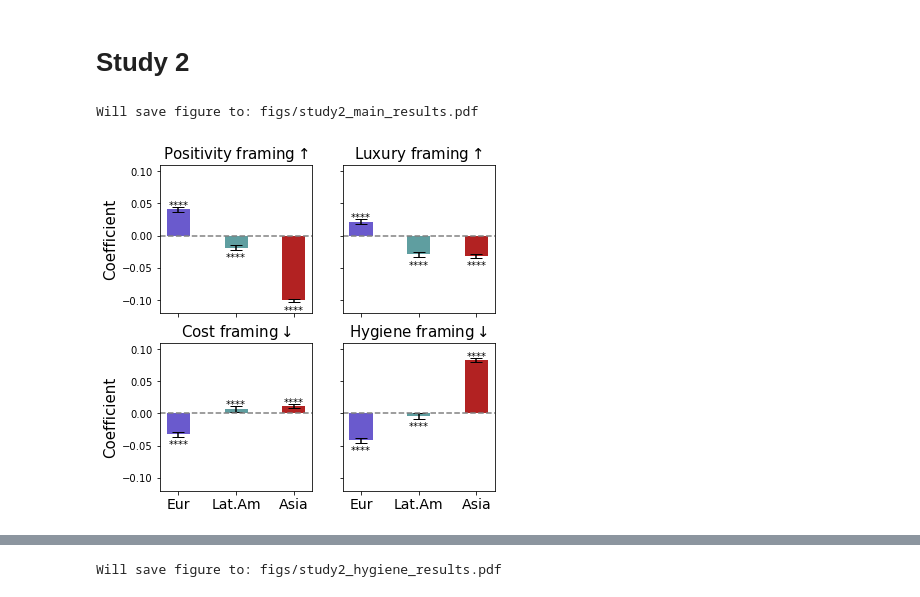
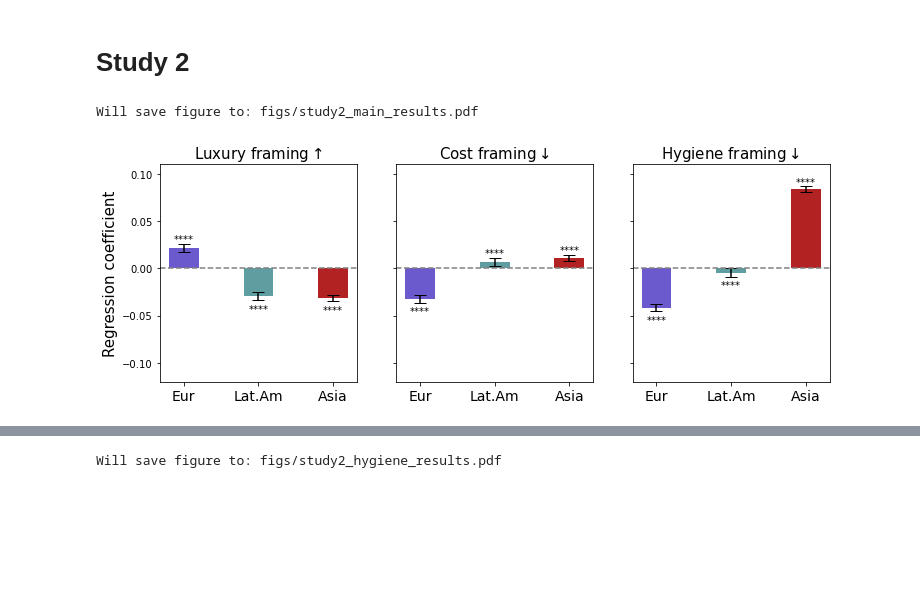
Before and after one commit to yiweiluo/immigrant-food-framing, a Jupyter notebook: 2_DATA_ANALYSIS/plotting.ipynb, the cells around one changed output, grey strips where cells are left out. Drawn from its saved outputs; the diff is of its cells as text; code cells hidden in the pictures; blank space fills up the shorter version.

Commit message:
add significance to plots, update fonts, update LLM plots

```diff
--- a/2_DATA_ANALYSIS/plotting.ipynb
+++ b/2_DATA_ANALYSIS/plotting.ipynb
@@ -1409,12 +1013,14 @@ fig_name = 'study2_main_results' # set name without file extension
 assert type(fig_name) == str
 print("Will save figure to:", os.path.join(FIGURES_DIR, f"{fig_name}.pdf"))
 
-dep_vars_to_plot = ['filtered_liwc_posemo_agg_score',
+dep_vars_to_plot = [
+#     'filtered_liwc_posemo_agg_score',
                     'luxury_words_agg_score',
                     'cheapness_words_agg_score',
                     'hygiene_words_agg_score']
 
-fig, axs = plt.subplots(2,2,figsize=(6,6),sharey=True,sharex=True)
+# fig, axs = plt.subplots(2,2,figsize=(6,6),sharey=True,sharex=True)
+fig, axs = plt.subplots(1,3,figsize=(12,4),sharey=True,sharex=True)
 
 region_coeff_ticks = ['europe','latin_america','asia']
 pretty_region_coeff_ticks = ['Eur','Lat.Am','Asia']
@@ -1429,7 +1035,7 @@ for ax_ix,dep_var in enumerate(dep_vars_to_plot):
     per_region_pvals = get_pvalues(res, ref='europe', per_cuisine=False)
 
     # Overall parameters
-    ax = axs[int(ax_ix/2)][ax_ix%2]
+    ax = axs[ax_ix]#[int(ax_ix/2)][ax_ix%2]
     ax.axhline(y=0, color="gray", linestyle="--")
     ax.set_xticks(range(len(region_coeff_ticks)))
     ax.set_xticklabels(pretty_region_coeff_ticks, fontsize=14)
@@ -1442,37 +1048,37 @@ for ax_ix,dep_var in enumerate(dep_vars_to_plot):
            yerr=[2*per_region_errs[x] for x in region_coeff_ticks],
            capsize=6,
            color=[cont2color[x] for x in region_coeff_ticks],
            zorder=1)
 
     # Add titles
-    if ax_ix < 2:
+    if ax_ix < 1:
         ax.set_title(f"{prettify_dep_var(dep_var)} framing"+r'$\uparrow$',fontsize=15)
     else:
         ax.set_title(f"{prettify_dep_var(dep_var)} framing"+r'$\downarrow$',fontsize=15)
 #     ax.text(-0.1, 1.02, string.ascii_uppercase[ax_ix], transform=ax.transAxes,
 #             size=20, weight='bold')
 
-    if ax_ix % 2 == 0:
-        ax.set_ylabel("Coefficient", fontsize=15)
+    if ax_ix % 3 == 0:
+        ax.set_ylabel("Regression coefficient", fontsize=15)
 
     # Add significance
     y_disp = 0.003
     capheight = .001
     for i, region in enumerate(['europe','latin_america','asia']):
         height = per_region_coeffs[region]
         if height < 0:
             height = height - 2*per_region_errs[region] - y_disp - capheight
         else:
             height = height + 2*per_region_errs[region] + 3*y_disp + capheight
         ax.text(i, height,
                 mark_significance("", per_region_pvals[region]),
                 ha='center', va='top', color='k')
 
 plt.savefig(os.path.join(FIGURES_DIR, f"{fig_name}.pdf"),bbox_inches="tight")
 plt.show()
 # %% [output]
 Will save figure to: figs/study2_main_results.pdf
-[figure, old version]
+[figure, new version]
 # %%
 # Study 2 per cuisine results
 
```
Also changed, not shown: parts of 32 cells of this notebook.
